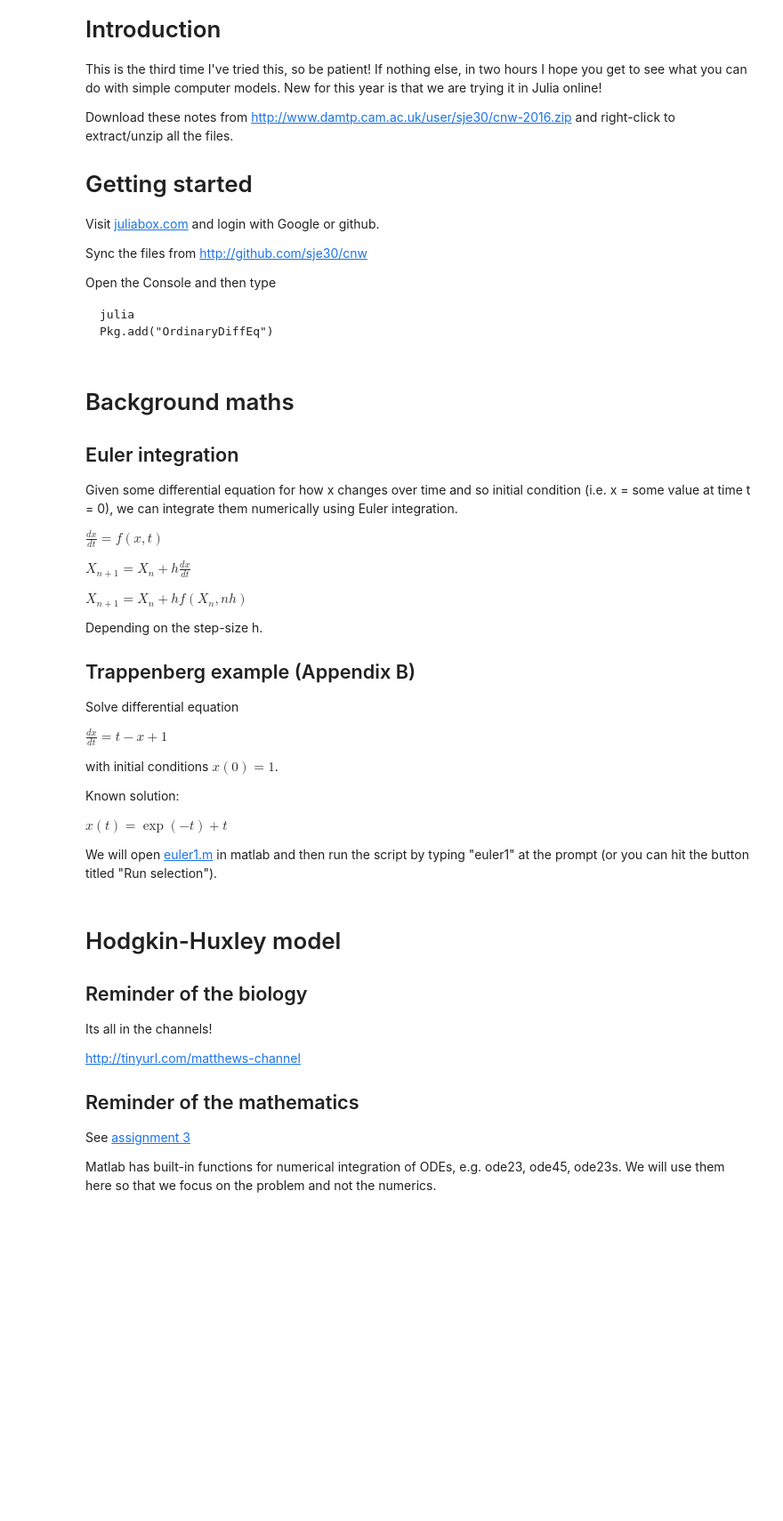
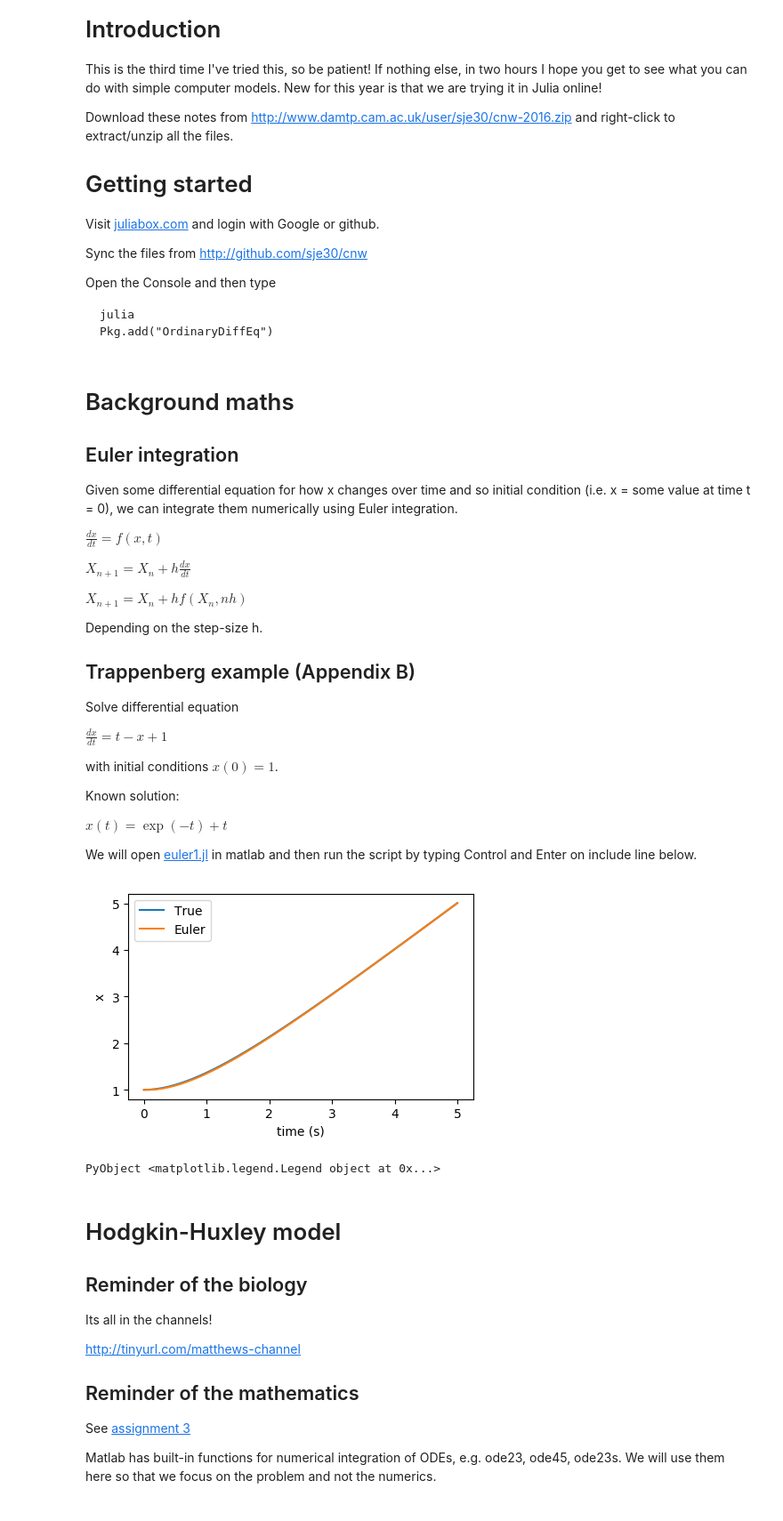
Before and after one commit to sje30/cnw, a Jupyter notebook: Introduction to Computational Neuroscience.ipynb, the cells around one changed output. Shown at 89% size. Cells and saved outputs as stored; diff of their text form; code cells hidden in the pictures; blank space fills up the shorter version.

Commit message:
Add euler1.jl

```diff
--- a/Introduction to Computational Neuroscience.ipynb
+++ b/Introduction to Computational Neuroscience.ipynb
@@ -64,9 +64,13 @@ Known solution:
 
 $x(t) = \exp(-t) + t$
 
-We will open [euler1.m](euler1.m) in matlab and then run the script by
-typing "euler1" at the prompt (or you can hit the button titled "Run
-selection").
+We will open [euler1.jl](euler1.jl) in matlab and then run the script by
+typing Control and Enter on include line below.
+# %%
+h=0.1; include("euler1.jl")
+# %% [output]
+[figure, added]
+PyObject <matplotlib.legend.Legend object at 0x...>
 # %% [markdown]
 # Hodgkin-Huxley model
 
```
Also changed, not shown: parts of 1 cell of this notebook.
